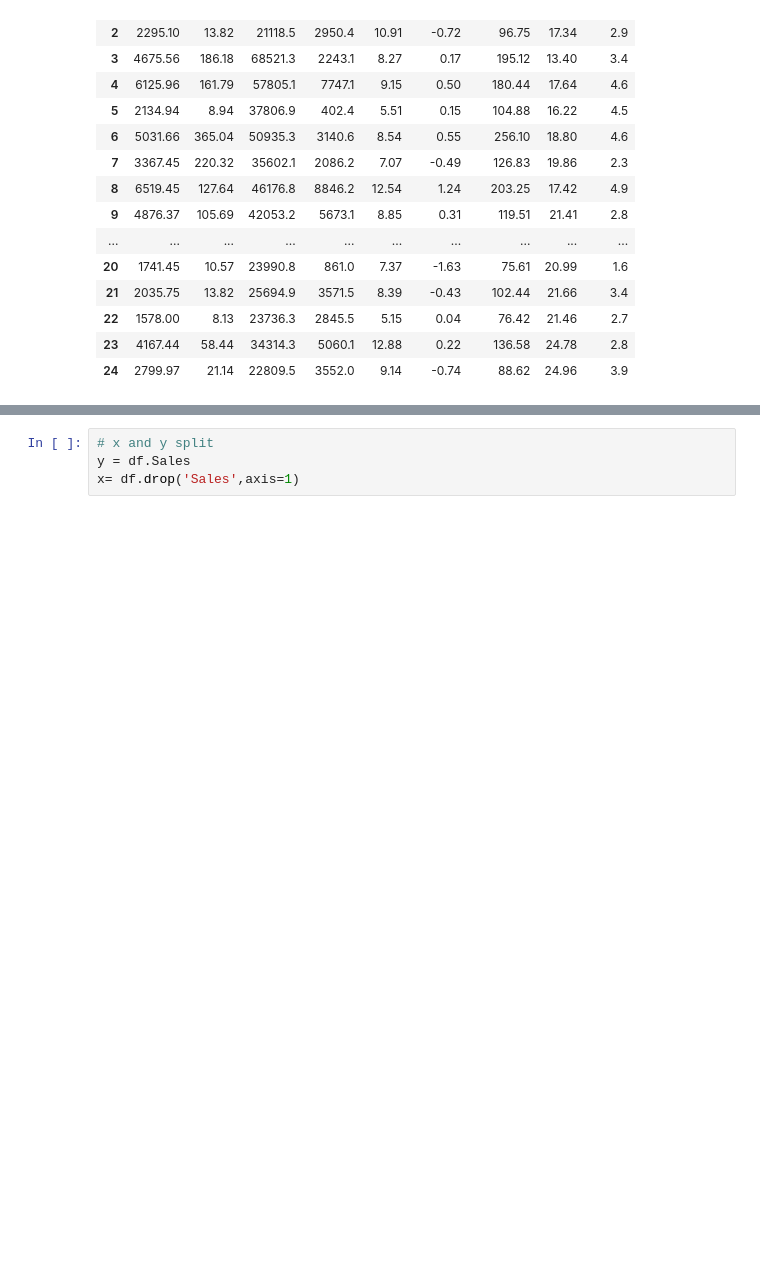
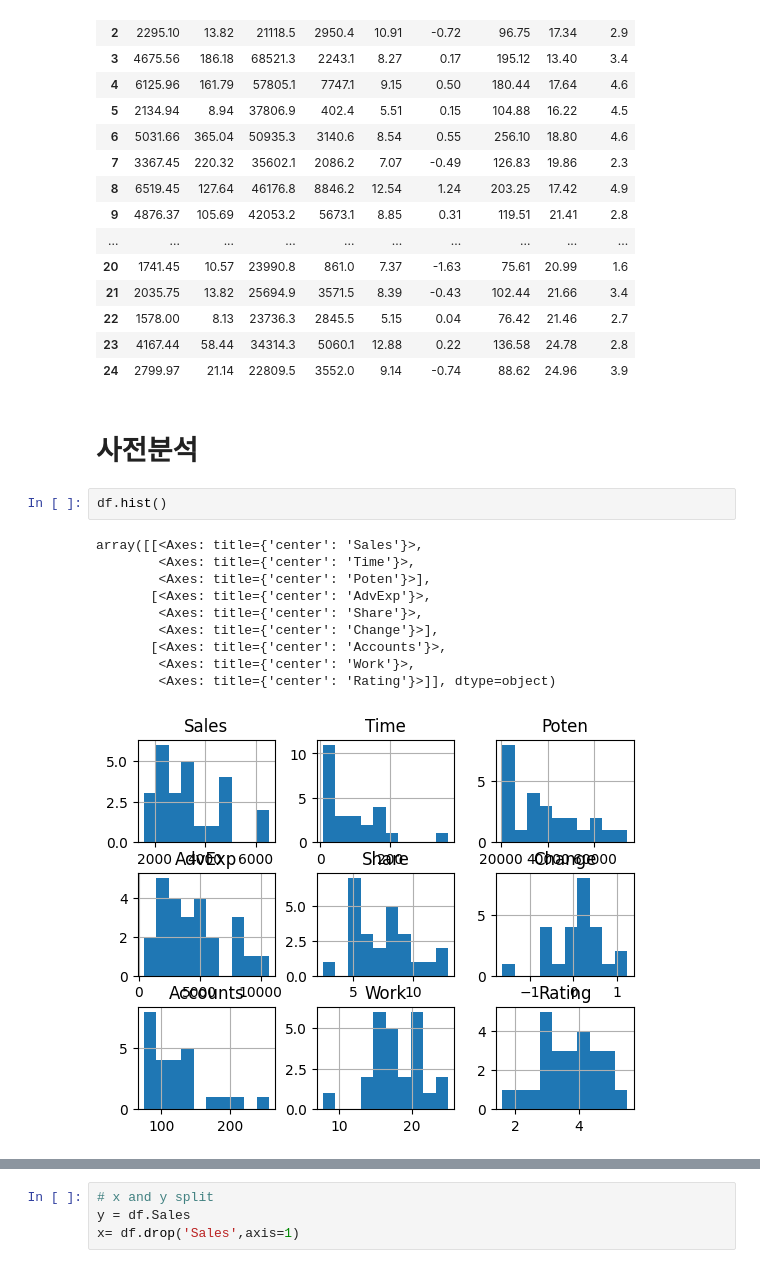
Before and after one commit to denverkim/Data-Analysis, a Jupyter notebook: cravens.ipynb, the cells around one changed output, grey strips where cells are left out. Drawn from its saved outputs; the diff is of its cells as text; blank space fills up the shorter version.

```diff
--- a/cravens.ipynb
+++ b/cravens.ipynb
@@ -25,3 +25,18 @@ df
 | 22 | 1578.00 | 8.13 | 23736.3 | 2845.5 | 5.15 | 0.04 | 76.42 | 21.46 | 2.7 |
 | 23 | 4167.44 | 58.44 | 34314.3 | 5060.1 | 12.88 | 0.22 | 136.58 | 24.78 | 2.8 |
 | 24 | 2799.97 | 21.14 | 22809.5 | 3552.0 | 9.14 | -0.74 | 88.62 | 24.96 | 3.9 |
+# %% [markdown]
+# 사전분석
+# %%
+df.hist()
+# %% [output]
+array([[<Axes: title={'center': 'Sales'}>,
+        <Axes: title={'center': 'Time'}>,
+        <Axes: title={'center': 'Poten'}>],
+       [<Axes: title={'center': 'AdvExp'}>,
+        <Axes: title={'center': 'Share'}>,
+        <Axes: title={'center': 'Change'}>],
+       [<Axes: title={'center': 'Accounts'}>,
+        <Axes: title={'center': 'Work'}>,
+        <Axes: title={'center': 'Rating'}>]], dtype=object)
+[figure, added]
```
Also changed, not shown: parts of 3 cells of this notebook.
